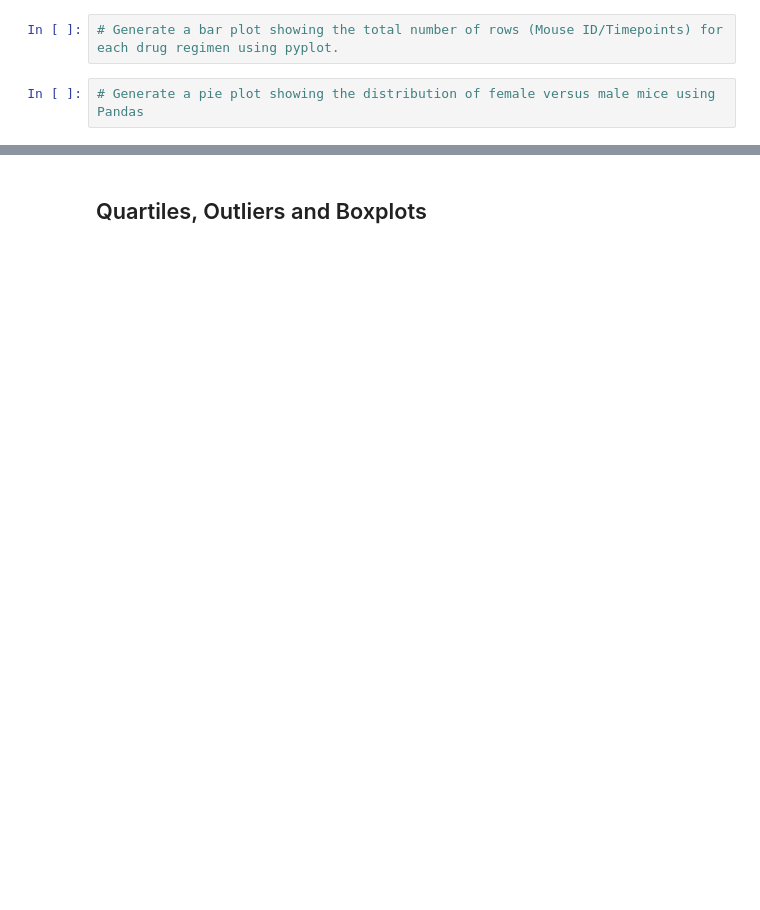
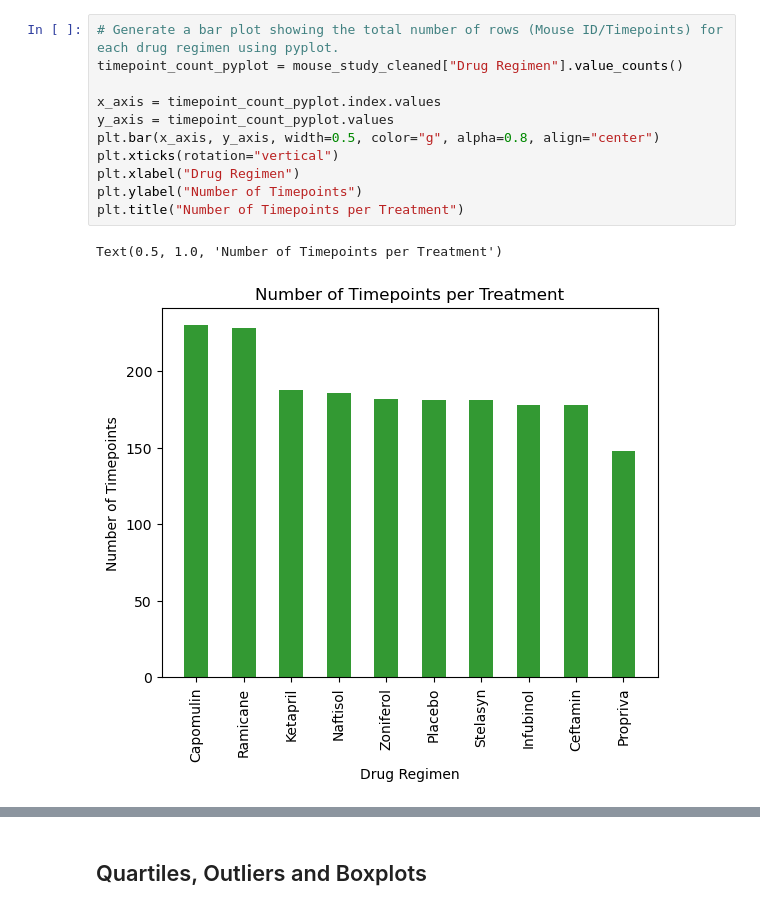
Before and after one commit to ASPigman/matplotlib_challenge, a Jupyter notebook: Pymaceuticals/pymaceuticals.ipynb, the cells around one changed output, grey strips where cells are left out. Cells and saved outputs as stored; diff of their text form; blank space fills up the shorter version.

```diff
--- a/Pymaceuticals/pymaceuticals.ipynb
+++ b/Pymaceuticals/pymaceuticals.ipynb
@@ -50,4 +148,14 @@ study_results = pd.read_csv(study_results_path)
 # %%
 # Generate a bar plot showing the total number of rows (Mouse ID/Timepoints) for each drug regimen using pyplot.
+timepoint_count_pyplot = mouse_study_cleaned["Drug Regimen"].value_counts()
+
+x_axis = timepoint_count_pyplot.index.values
+y_axis = timepoint_count_pyplot.values
+plt.bar(x_axis, y_axis, width=0.5, color="g", alpha=0.8, align="center")
+plt.xticks(rotation="vertical")
+plt.xlabel("Drug Regimen")
+plt.ylabel("Number of Timepoints")
+plt.title("Number of Timepoints per Treatment")
+# %% [output]
+Text(0.5, 1.0, 'Number of Timepoints per Treatment')
+[figure, added]
-# %%
-# Generate a pie plot showing the distribution of female versus male mice using Pandas
```
Also changed, not shown: parts of 17 cells of this notebook.
